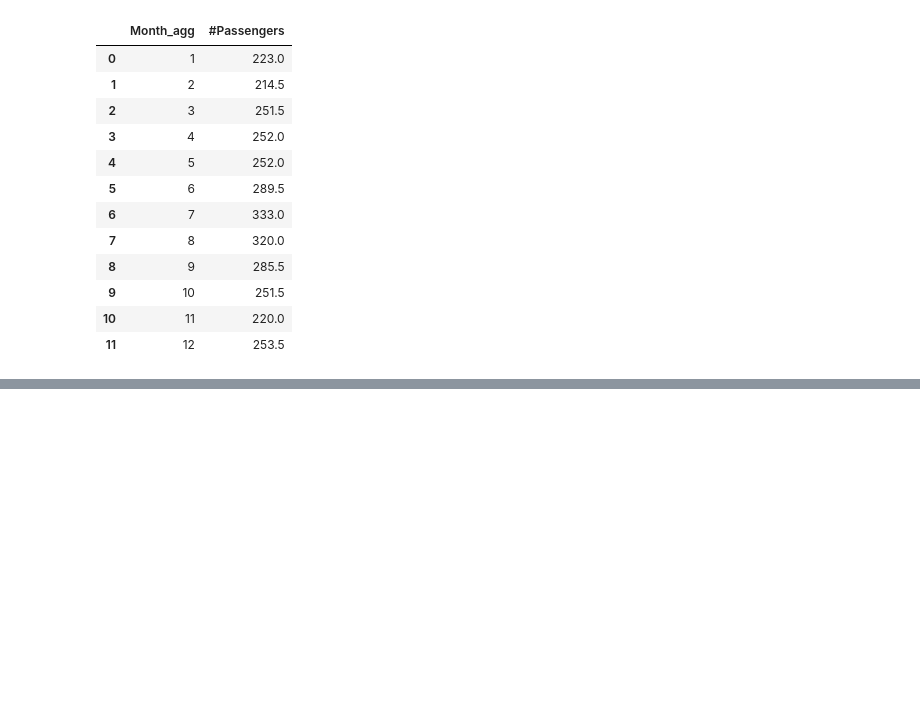
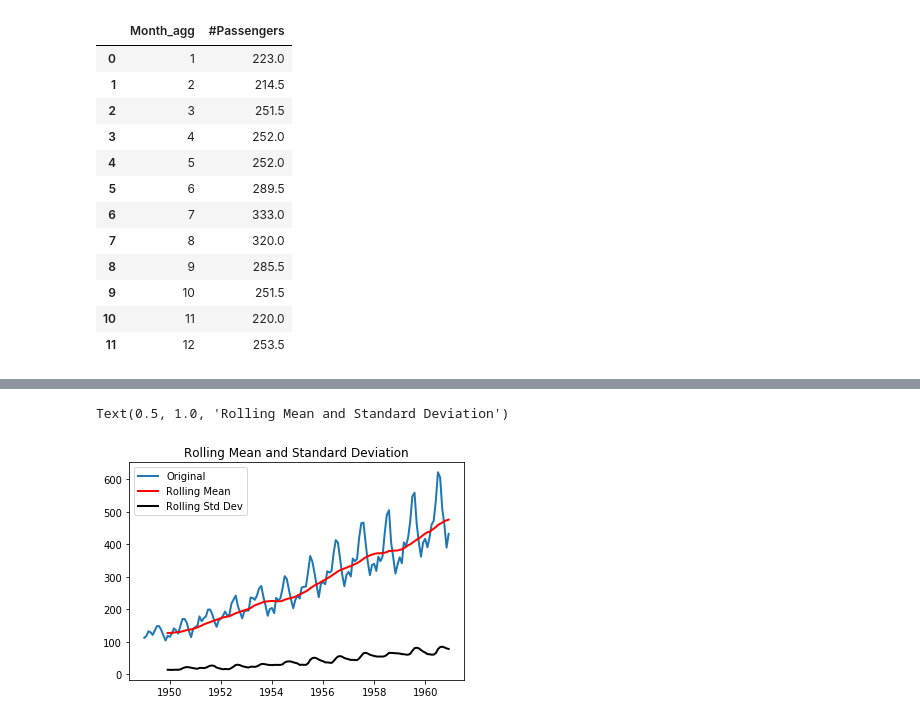
Before and after one commit to abefukasawa/reproducible_airpassengers, a Jupyter notebook: reproducible_analysis.ipynb, the cells around one changed output, grey strips where cells are left out. Saved outputs shown, nothing was run; the diff lists cells and outputs as text; code cells hidden in the pictures; blank space fills up the shorter version.

```diff
--- a/reproducible_analysis.ipynb
+++ b/reproducible_analysis.ipynb
@@ -101,0 +88,6 @@ _
+# %%
+#Now the rolling statistics
+rolmean = df.rolling(window= 12).mean() #Gives a series of means of the number of previous values equals the window size.
+print(rolmean.head(20))
+rolstd = df.rolling(window=12).std()
+print(rolstd.head(20))
@@ -101,0 +112,9 @@ _
+# %%
+plt.plot(df['#Passengers'], linewidth = 2, label = 'Original')
+plt.plot(rolmean, linewidth = 2, label = 'Rolling Mean', color = 'r')
+plt.plot(rolstd, linewidth = 2, label = 'Rolling Std Dev', color = 'k')
+plt.legend(loc = 'best')
+plt.title('Rolling Mean and Standard Deviation')
+# %% [output]
+Text(0.5, 1.0, 'Rolling Mean and Standard Deviation')
+[figure, added]
```
Also changed, not shown: parts of 25 cells of this notebook, 2 other files.
